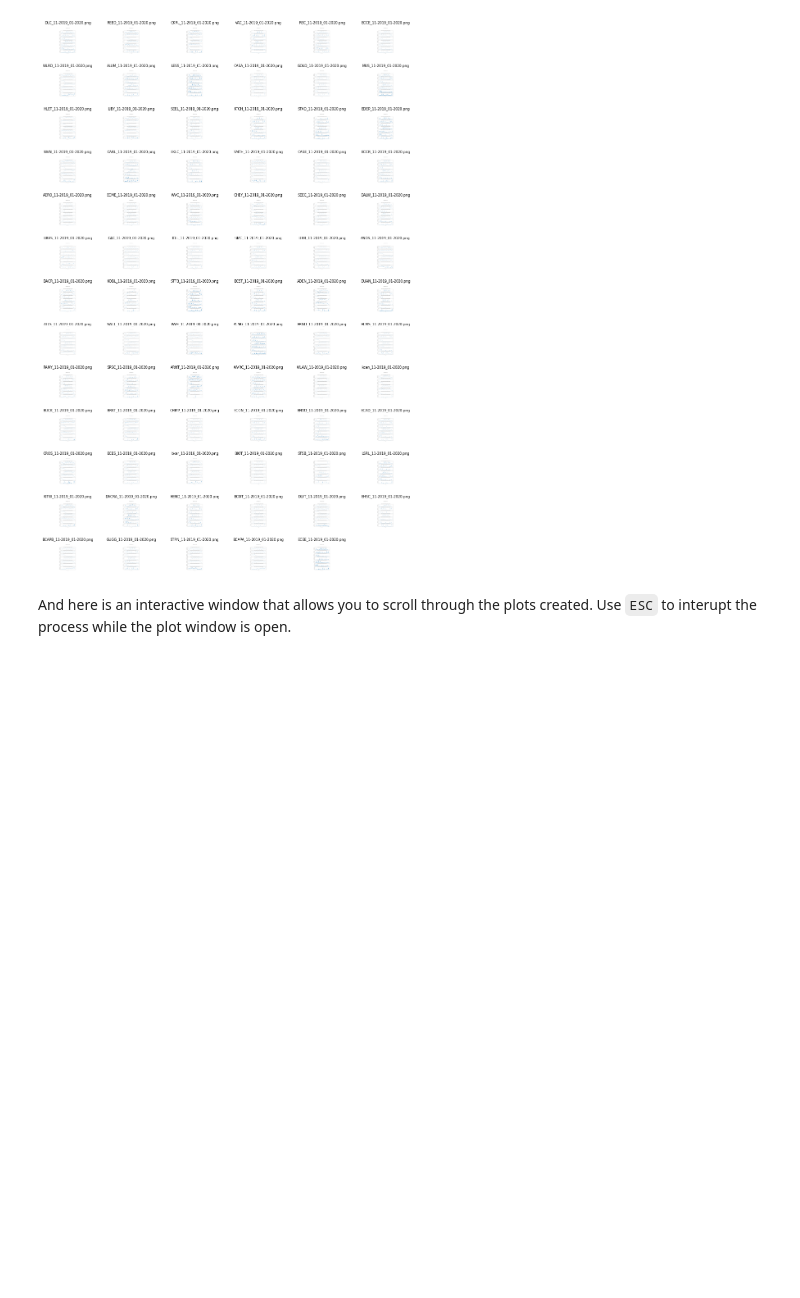
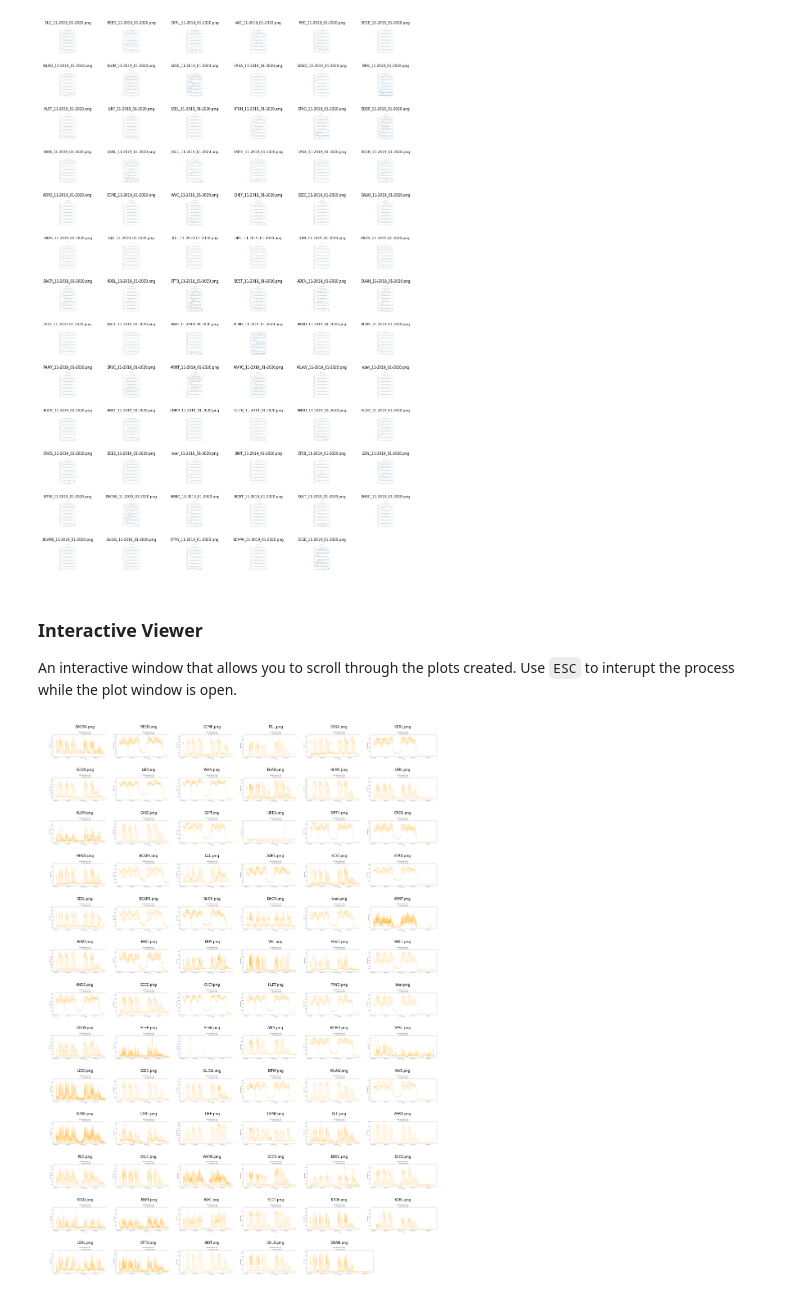
Before and after one commit to reisertyler/modeling-people-flow, a Jupyter notebook: DataProcessor.ipynb, the cells around one changed output. Cells and saved outputs as stored; diff of their text form; code cells hidden in the pictures; blank space fills up the shorter version.

Commit message:
three plots done ... thumbnails shown; embedding needs parallel processing to decrease 1 min processing time

```diff
--- a/DataProcessor.ipynb
+++ b/DataProcessor.ipynb
@@ -268,5 +275,8 @@ pf.display_images(OUTPUT_PATH_DT_SERIES)
 # %% [output]
 [figure]
 # %% [markdown]
-And here is an interactive window that allows you to scroll through the plots created. Use `ESC` to interupt the process while the plot window is open.
+
+### Interactive Viewer
+
+An interactive window that allows you to scroll through the plots created. Use `ESC` to interupt the process while the plot window is open.
 # %%
@@ -273,0 +284,4 @@ pf.image_viewer(OUTPUT_PATH_DT_SERIES)
+# %%
+pf.display_images(  OUTPUT_PATH_BUILDING_FULL_TS   )
+# %% [output]
+[figure, added]
```
Also changed, not shown: parts of 16 cells of this notebook, 6 other files.
